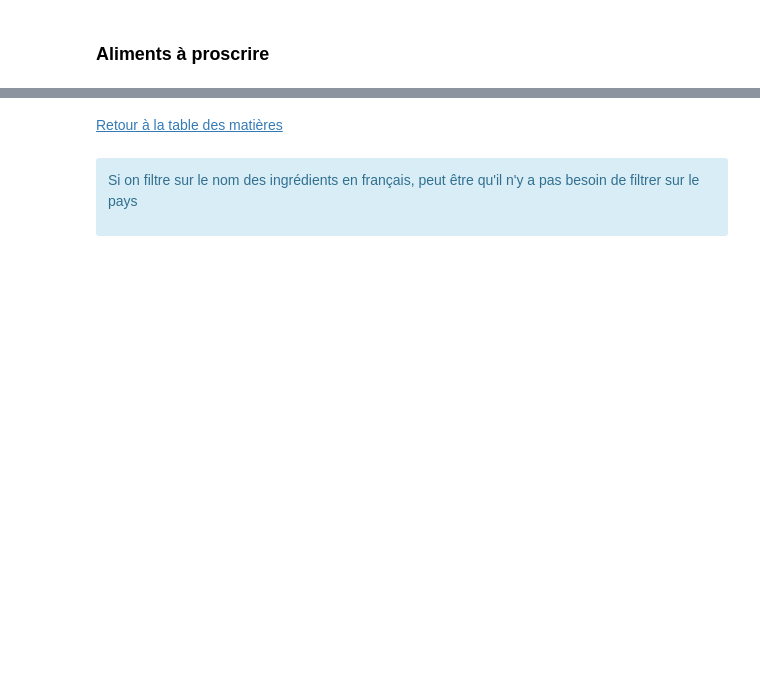
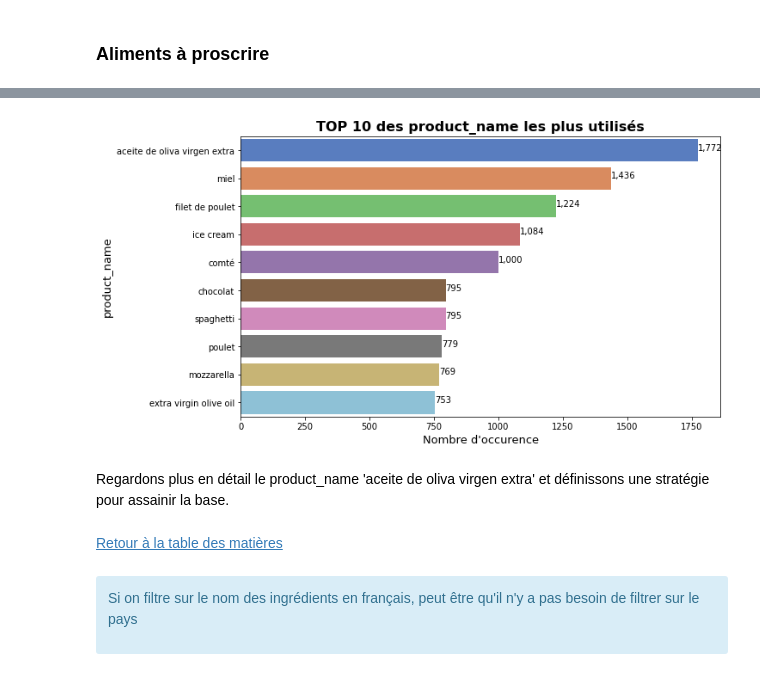
Before and after one commit to Milie-Mimi/OC_DS_Project3, a Jupyter notebook: Projet_3_Cleaning_EGR.ipynb, the cells around one changed output, grey strips where cells are left out. Drawn from its saved outputs; the diff is of its cells as text; code cells hidden in the pictures; blank space fills up the shorter version.

Commit message:
Partie doublons Product Names Huile d'Olive

```diff
--- a/Projet_3_Cleaning_EGR.ipynb
+++ b/Projet_3_Cleaning_EGR.ipynb
@@ -1358,5 +1358,5 @@ Cette liste pourra être modifiée par la suite pour coller au mieux à nos beso
 # %%
-liste_var_categ = ['code', 'last_modified_date', 'product_name', 'countries_en',
+liste_var_categ = ['code', 'last_modified_date', 'product_name', 'brands_tags', 'countries_en',
                    'ingredients_text', 'allergens', 'labels_en', 'nutriscore_grade',
                   'nova_group', 'pnns_groups_1', 'pnns_groups_2', 'main_category_en']
 # %%
@@ -1440,0 +1445,7 @@ openfoodfacts_light.shape[0] - openfoodfacts_not_duplicated.shape[0]
+# %%
+liste_col_object = openfoodfacts_not_duplicated.select_dtypes(include=['object']).columns.tolist()
+
+for col in liste_col_object:
+    openfoodfacts_not_duplicated[col] = openfoodfacts_not_duplicated[col].str.lower()
+
+openfoodfacts_not_duplicated.head(2)
@@ -1440,0 +1485,13 @@ openfoodfacts_light.shape[0] - openfoodfacts_not_duplicated.shape[0]
+# %%
+# Visualisation sous forme de countplot
+plt.figure(figsize=(10,6))
+ax = sns.countplot(y = 'product_name', data = openfoodfacts_not_duplicated,
+                   order = openfoodfacts_not_duplicated['product_name'].value_counts().index[0:10],
+                   palette = 'muted')
+plt.title('TOP 10 des product_name les plus utilisés')
+plt.xlabel("Nombre d'occurence")
+etiquette_h(ax);
+# %% [output]
+[figure, added]
+# %% [markdown]
+Regardons plus en détail le product_name 'aceite de oliva virgen extra' et définissons une stratégie pour assainir la base.
```
Also changed, not shown: parts of 60 cells of this notebook.
